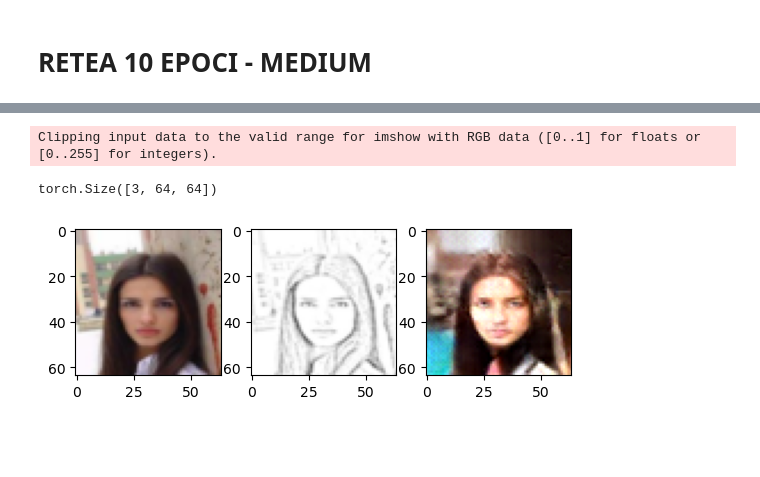
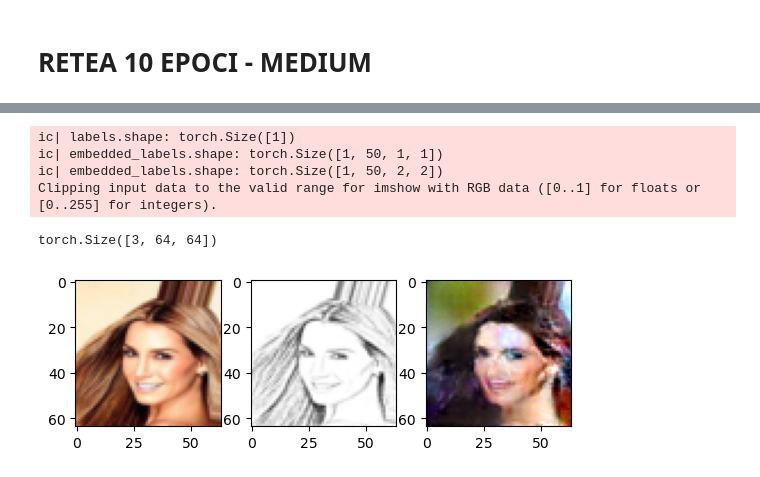
Before and after one commit to teodora-vaman/Face_Synthesis, a Jupyter notebook: Stage3_Sketch2Face/sandbox.ipynb, the cells around one changed output, grey strips where cells are left out. Cells and saved outputs as stored; diff of their text form; code cells hidden in the pictures; blank space fills up the shorter version.

Commit message:
Encoder Stage1 working

```diff
--- a/Stage3_Sketch2Face/sandbox.ipynb
+++ b/Stage3_Sketch2Face/sandbox.ipynb
@@ -110,7 +110,7 @@ transf_sketch = transforms.Compose([
 df = pd.read_excel(EXCEL_PATH)
 data = df["image_id"]
 labels = df["Male"]
-index = 25
+index = 0
 
 
 # 25 - nice female
@@ -118,11 +118,11 @@ index = 25
 
 base_path = DATASET_PATH
 img = cv2.imread(DATASET_PATH + data[index])
-# img = cv2.imread('E:\Lucru\Dizertatie\Cod\Image-to-Sketch\source\\robert1.jpg')
+# img = cv2.imread('E:\Lucru\Dizertatie\Cod\Image-to-Sketch\source\\lena.jpg')
 img = cv2.cvtColor(img, cv2.COLOR_BGR2RGB)
 
 sketch_img = cv2.imread(SKETCH_DATASET_PATH + data[index])
-# sketch_img = cv2.imread('E:\Lucru\Dizertatie\Cod\Image-to-Sketch\destination\\robert1.jpg')
+# sketch_img = cv2.imread('E:\Lucru\Dizertatie\Cod\Image-to-Sketch\destination\\lena.jpg')
 sketch_img = cv2.cvtColor(sketch_img, cv2.COLOR_BGR2RGB)
 
 batch_data = img
@@ -147,34 +147,37 @@ from generator import Generator
 retea_G = Generator(img_size=1)
 retea_D = Discriminator(64)
 
-retea_D.load_state_dict(torch.load('E:\Lucru\Dizertatie\Cod\Face_Synthesis\Stage3_Sketch2Face\checkpoints\\retea_D_20epoci_medium.pt'))
-retea_G.load_state_dict(torch.load('E:\Lucru\Dizertatie\Cod\Face_Synthesis\Stage3_Sketch2Face\checkpoints\\retea_G_20epoci_medium.pt'))
+retea_D.load_state_dict(torch.load('E:\Lucru\Dizertatie\Cod\Face_Synthesis\Stage3_Sketch2Face\checkpoints\\retea_D_2_30epoci.pt'))
+retea_G.load_state_dict(torch.load('E:\Lucru\Dizertatie\Cod\Face_Synthesis\Stage3_Sketch2Face\checkpoints\\retea_G_2_30epoci.pt'))
 
 
 
 esantioane_proba = torch.stack([batch_sketch_data], dim=0)
-etichete_proba = torch.LongTensor([1])
+etichete_proba = torch.LongTensor([0])
 
 random_x = torch.randn(1, 1, 64, 64)
 
 
 imagini_generate = retea_G(esantioane_proba, etichete_proba).detach()
 imagini_generate = torch.squeeze(imagini_generate, 0)
 print(imagini_generate.shape)
 
 # plt.figure()
 # plt.title("Imagini generate")
 # plt.imshow(np.transpose(imagini_generate,(1,2,0)))
 # plt.show()
 
 plt.subplot(1, 3, 1)
 imshow(np.asarray(pil_img))
 plt.subplot(1, 3, 2)
 imshow(np.asarray(pil_img_sketch))
 plt.subplot(1, 3, 3)
 plt.imshow(np.transpose(imagini_generate,(1,2,0)))
 plt.show()
 # %% [output]
+ic| labels.shape: torch.Size([1])
+ic| embedded_labels.shape: torch.Size([1, 50, 1, 1])
+ic| embedded_labels.shape: torch.Size([1, 50, 2, 2])
 Clipping input data to the valid range for imshow with RGB data ([0..1] for floats or [0..255] for integers).
 torch.Size([3, 64, 64])
-[figure, old version]
+[figure, new version]
```
Also changed, not shown: parts of 1 cell of this notebook, 6 other files.
